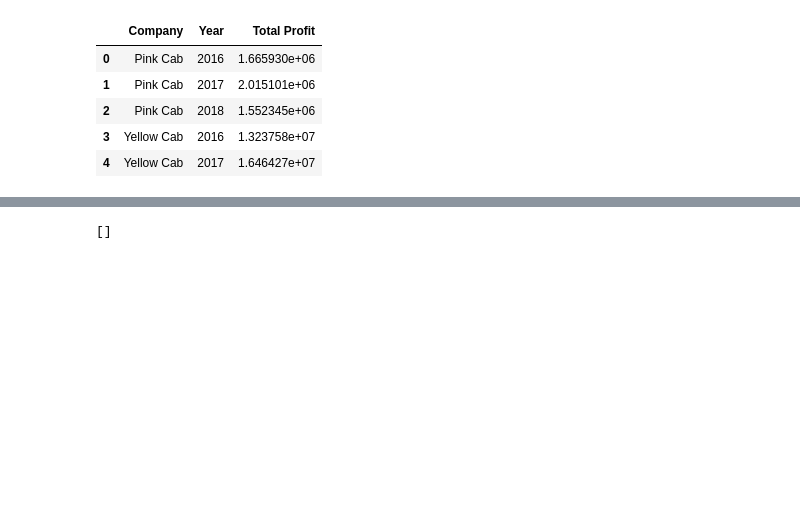
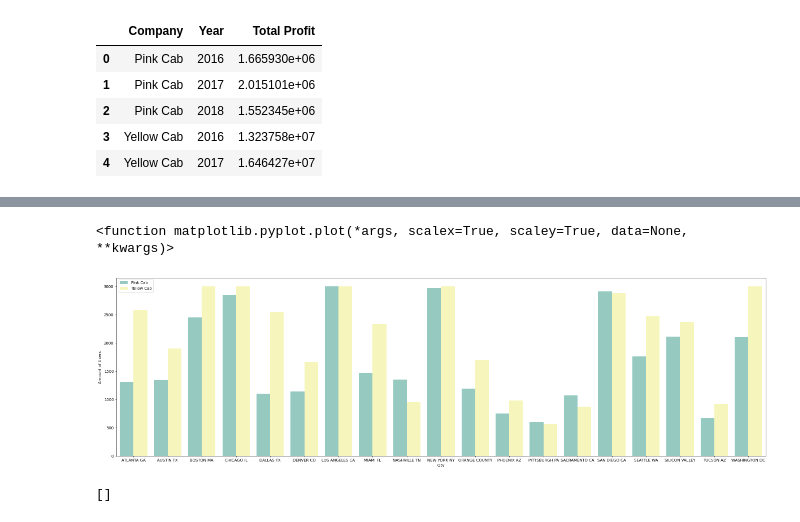
Before and after one commit to qngyn/DataGlacier, a Jupyter notebook: Week2/EDA.ipynb, the cells around one changed output, grey strips where cells are left out. Cells and saved outputs as stored; diff of their text form; code cells hidden in the pictures; blank space fills up the shorter version.

```diff
--- a/Week2/EDA.ipynb
+++ b/Week2/EDA.ipynb
@@ -353,0 +357,16 @@ plt.plot()
+# %%
+def customer(data, city):
+    return len(data[data['City'] == city]['Customer ID'].unique())
+def spatial_customer(data, city):
+    numcus =[]
+    for i in range(0, len(city)):
+        numcus.append(customer(data, city[i]))
+    return numcus
+# %%
+pink_customer = spatial_customer(pink_cab, pink_cab['City'].unique())
+yellow_customer = spatial_customer(yellow_cab, yellow_cab['City'].unique())
+# %%
+spatialcustomer = pd.DataFrame({'Company': np.repeat('Pink Cab', len(pink_customer)).tolist() + np.repeat('Yellow Cab', len(yellow_customer)).tolist(),
+         'City': pink_cab['City'].unique().tolist() + yellow_cab['City'].unique().tolist(),
+         'Customers':  pink_customer + yellow_customer})
+spatialcustomer.head()
@@ -354,3 +380,14 @@ plt.plot()
+# %%
+sns.set_palette("Set3")
+fig = plt.figure(figsize=(24, 7), dpi=50)
+ax = sns.barplot(data = spatialcustomer, x = "City", y = "Customers", hue = "Company")
+plt.legend(loc = 0)
+ax.set(xlabel ='City', ylabel = 'Amount of Users')
+plt.tight_layout()
+plt.plot
+# %% [output]
+<function matplotlib.pyplot.plot(*args, scalex=True, scaley=True, data=None, **kwargs)>
+[figure, added]
 # %%
 def city_profit(data, city):
     profit = sum(data[data['City'] == city]['Profit'])
```
Also changed, not shown: parts of 15 cells of this notebook, 13 other files.
